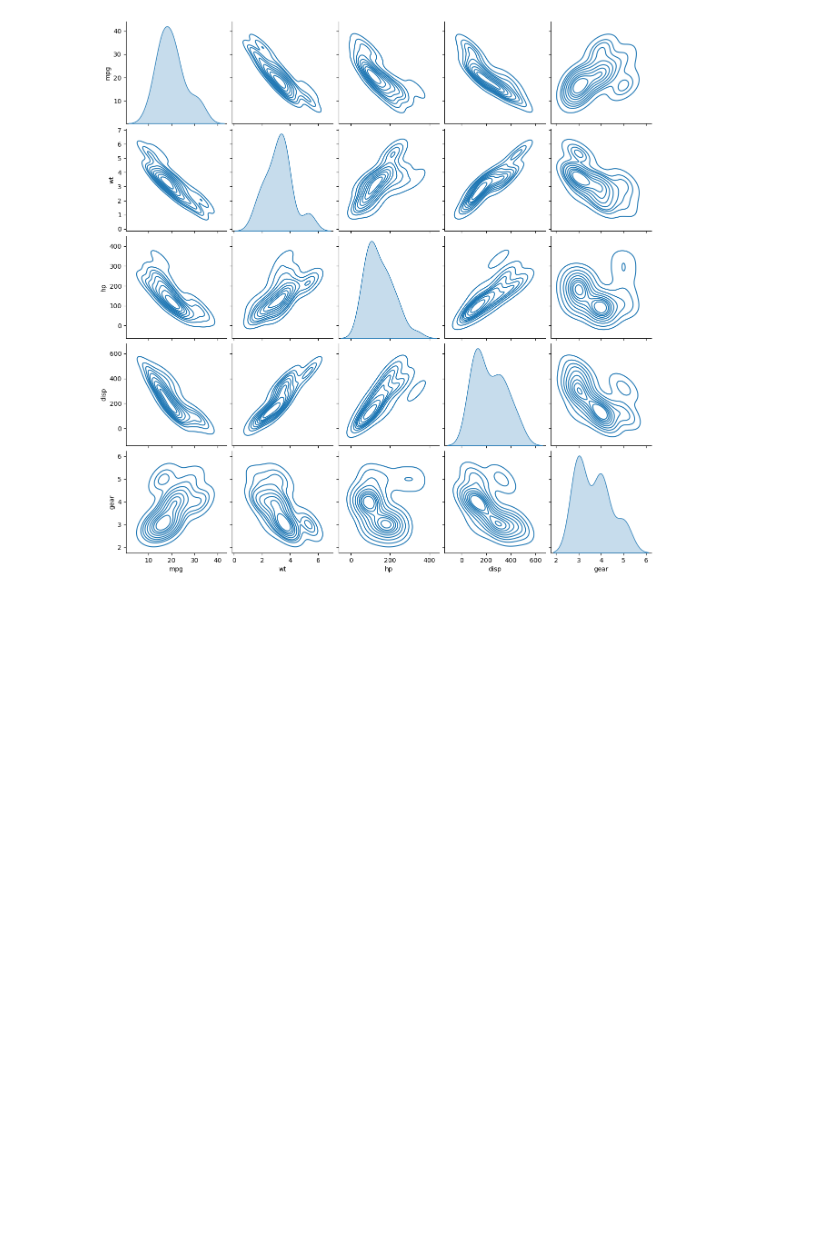
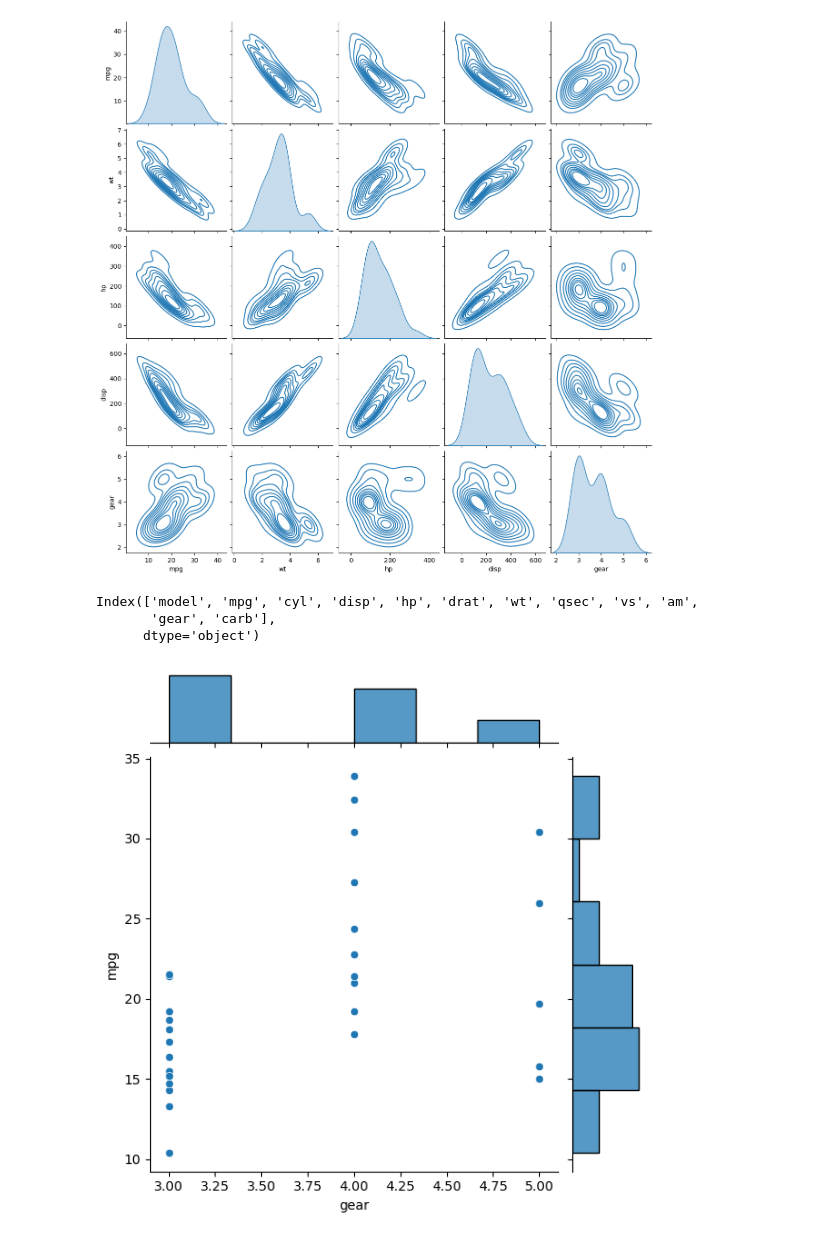
Before and after one commit to vidyadharbendre/learn_advanced_python_using_examples, a Jupyter notebook: notebooks/Advanced/advanced_python_programming_4.ipynb, the cells around one changed output. Saved outputs shown, nothing was run; the diff lists cells and outputs as text; code cells hidden in the pictures; blank space fills up the shorter version.

Commit message:
added few more plots

```diff
--- a/notebooks/Advanced/advanced_python_programming_4.ipynb
+++ b/notebooks/Advanced/advanced_python_programming_4.ipynb
@@ -1410,3 +1410,15 @@ sns.pairplot(data=df1, kind='kde', diag_kind='kde' )
 # %% [output]
 <seaborn.axisgrid.PairGrid at 0x...>
 [figure]
+# %%
+df.columns
+# %% [output]
+Index(['model', 'mpg', 'cyl', 'disp', 'hp', 'drat', 'wt', 'qsec', 'vs', 'am',
+       'gear', 'carb'],
+      dtype='object')
+# %%
+sns.jointplot(data=df, x=df.gear, y=df.mpg) #, hue=df.am)
+#plt.legend()
+plt.show()
+# %% [output]
+[figure, added]
```
Also changed, not shown: parts of 6 cells of this notebook.
